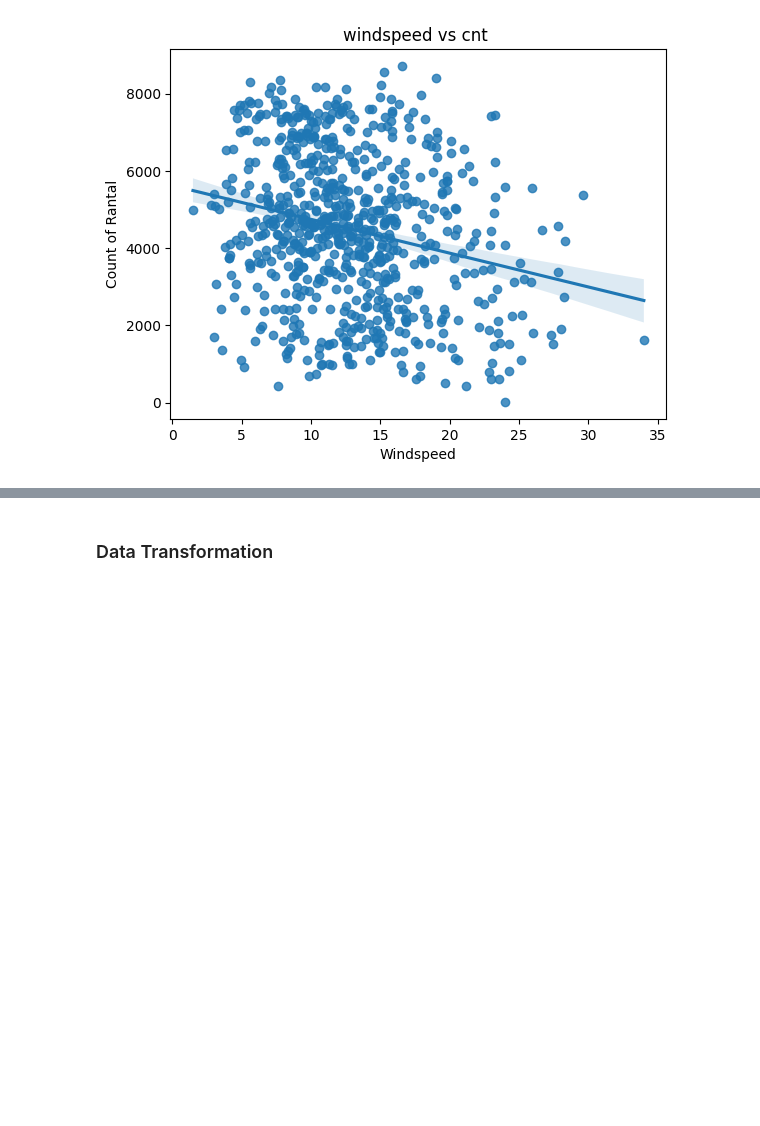
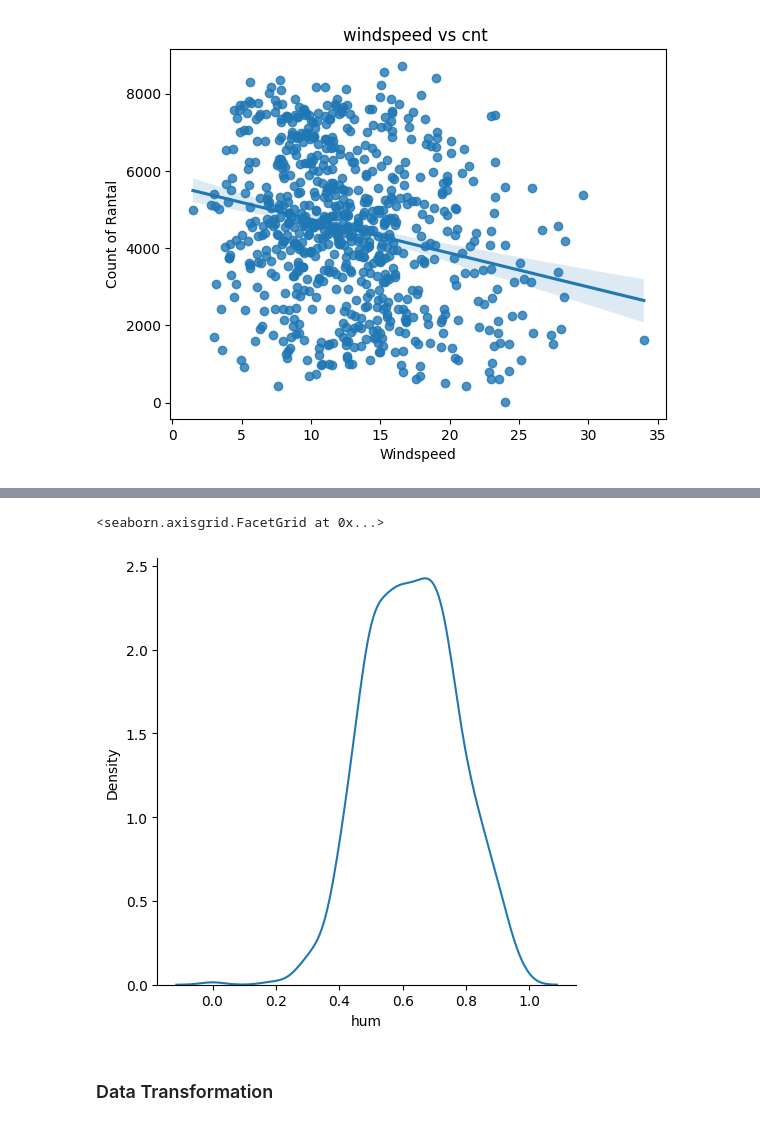
Before and after one commit to tufailahmed023/Bike-sharing, a Jupyter notebook: Notebook/Bike_Sharing.ipynb, the cells around one changed output, grey strips where cells are left out. Saved outputs shown, nothing was run; the diff lists cells and outputs as text; code cells hidden in the pictures; blank space fills up the shorter version.

```diff
--- a/Notebook/Bike_Sharing.ipynb
+++ b/Notebook/Bike_Sharing.ipynb
@@ -338,3 +349,8 @@ plt.show()
+# %%
+sns.displot(df["hum"], kind="kde")
+# %% [output]
+<seaborn.axisgrid.FacetGrid at 0x...>
+[figure, added]
 # %% [markdown]
 ### Data Transformation
 # %%
```
Also changed, not shown: parts of 3 cells of this notebook.
